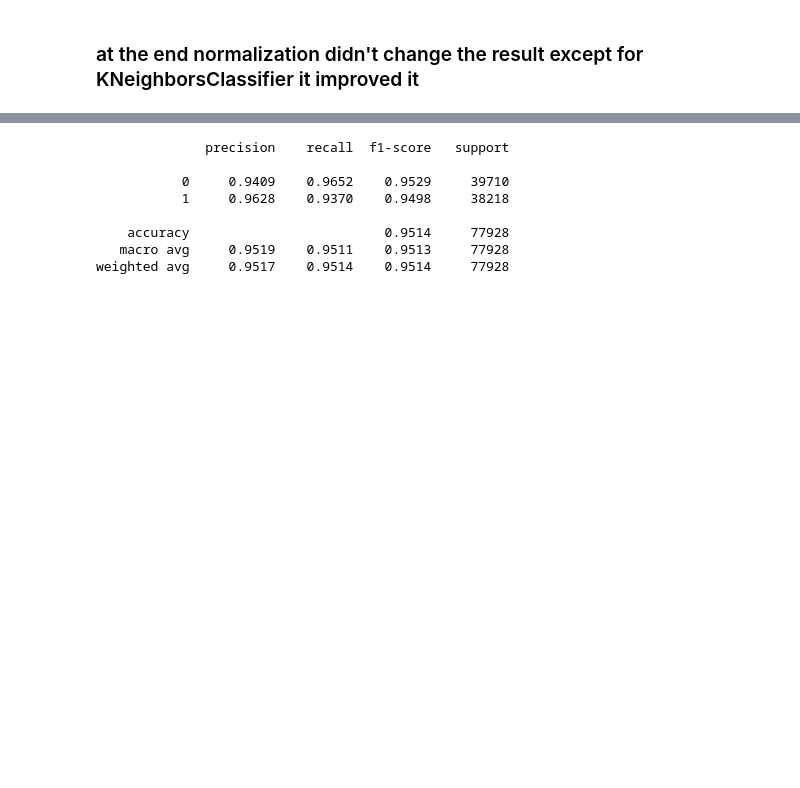
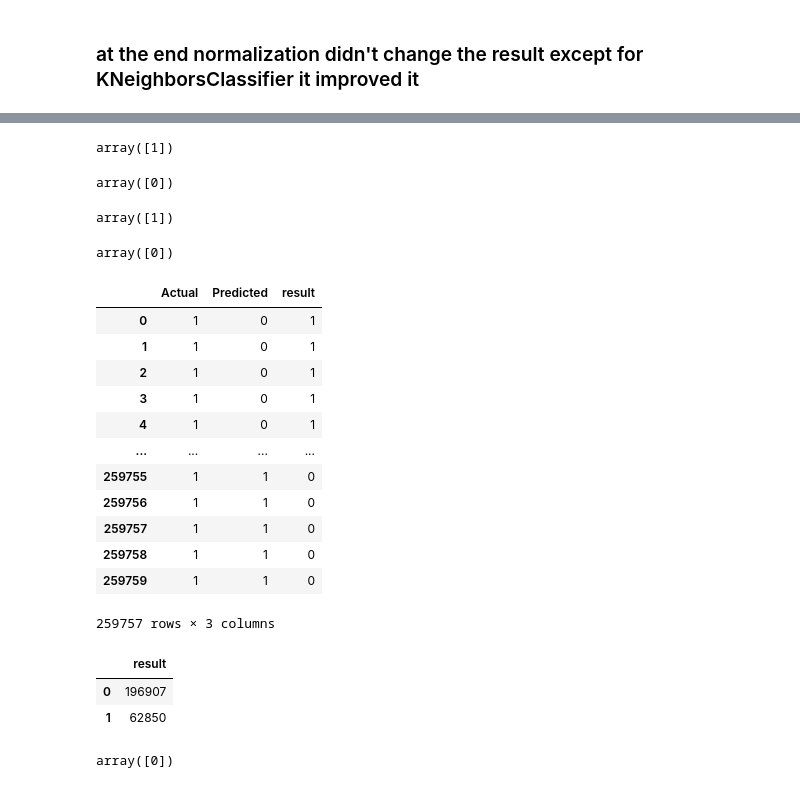
Before and after one commit to GhadahMajid/Project3, a Jupyter notebook: Project_3_Notebook.ipynb, the cells around one changed output, grey strips where cells are left out. Cells and saved outputs as stored; diff of their text form; code cells hidden in the pictures; blank space fills up the shorter version.

```diff
--- a/Project_3_Notebook.ipynb
+++ b/Project_3_Notebook.ipynb
@@ -763,0 +777,3 @@ comparisionTable
+# %%
+LR = LogisticRegression(C=10, solver='newton-cg')
+predictions = cross_val_predict(LR, X, y, cv = 5)
@@ -764,15 +784,47 @@ comparisionTable
+# %%
+LR.predict([[51,2570,5,5,4,5,4,4,3,5,3,5,4,25,0,0,0,0]])
+# %% [output]
+array([1])
+# %%
+LR.predict([[65,265,0,4,4,4,3,3,0,3,5,3,2,0,1,0,1,1]])
+# %% [output]
+array([0])
+# %%
+LR.predict([[47,3939,5,5,1,5,3,2,5,4,5,5,5,0,0,0,0,0]])
+# %% [output]
+array([1])
+# %%
+LR.predict([[47,2464,0,0,0,2,3,4,4,4,2,3,2,310,1,0,1,0]])
+# %% [output]
+array([0])
+# %%
+res= pd.DataFrame({'Actual': y, 'Predicted': predictions})
+# %%
+res['result']= (res['Actual'] ^ res['Predicted']) # XOR
+res
+# %% [output]
+|  | Actual | Predicted | result |
+| 0 | 1 | 0 | 1 |
+| 1 | 1 | 0 | 1 |
+| 2 | 1 | 0 | 1 |
+| 3 | 1 | 0 | 1 |
+| 4 | 1 | 0 | 1 |
+| ... | ... | ... | ... |
+| 259755 | 1 | 1 | 0 |
+| 259756 | 1 | 1 | 0 |
+| 259757 | 1 | 1 | 0 |
+| 259758 | 1 | 1 | 0 |
+| 259759 | 1 | 1 | 0 |
+259757 rows × 3 columns
+# %%
+pd.DataFrame(res['result'].value_counts()) # 0= True prediction, 1= False prediction
+# %% [output]
+|  | result |
+| 0 | 196907 |
+| 1 | 62850 |
 # %%
-rfc = RandomForestClassifier(n_estimators =150)
-rfc.fit(Xscaled_train, yscaled_train)
-rfc_pred=rfc.predict(Xscaled_test)################
-print(classification_report(yscaled_test, rfc_pred, digits=4))
+# rfc = RandomForestClassifier(n_estimators =150)
+# rfc.fit(Xscaled_train, yscaled_train)
 # %% [output]
-              precision    recall  f1-score   support
-
-           0     0.9409    0.9652    0.9529     39710
-           1     0.9628    0.9370    0.9498     38218
-
-    accuracy                         0.9514     77928
-   macro avg     0.9519    0.9511    0.9513     77928
-weighted avg     0.9517    0.9514    0.9514     77928
+array([0])
 # %%
```
Also changed, not shown: parts of 23 cells of this notebook.
